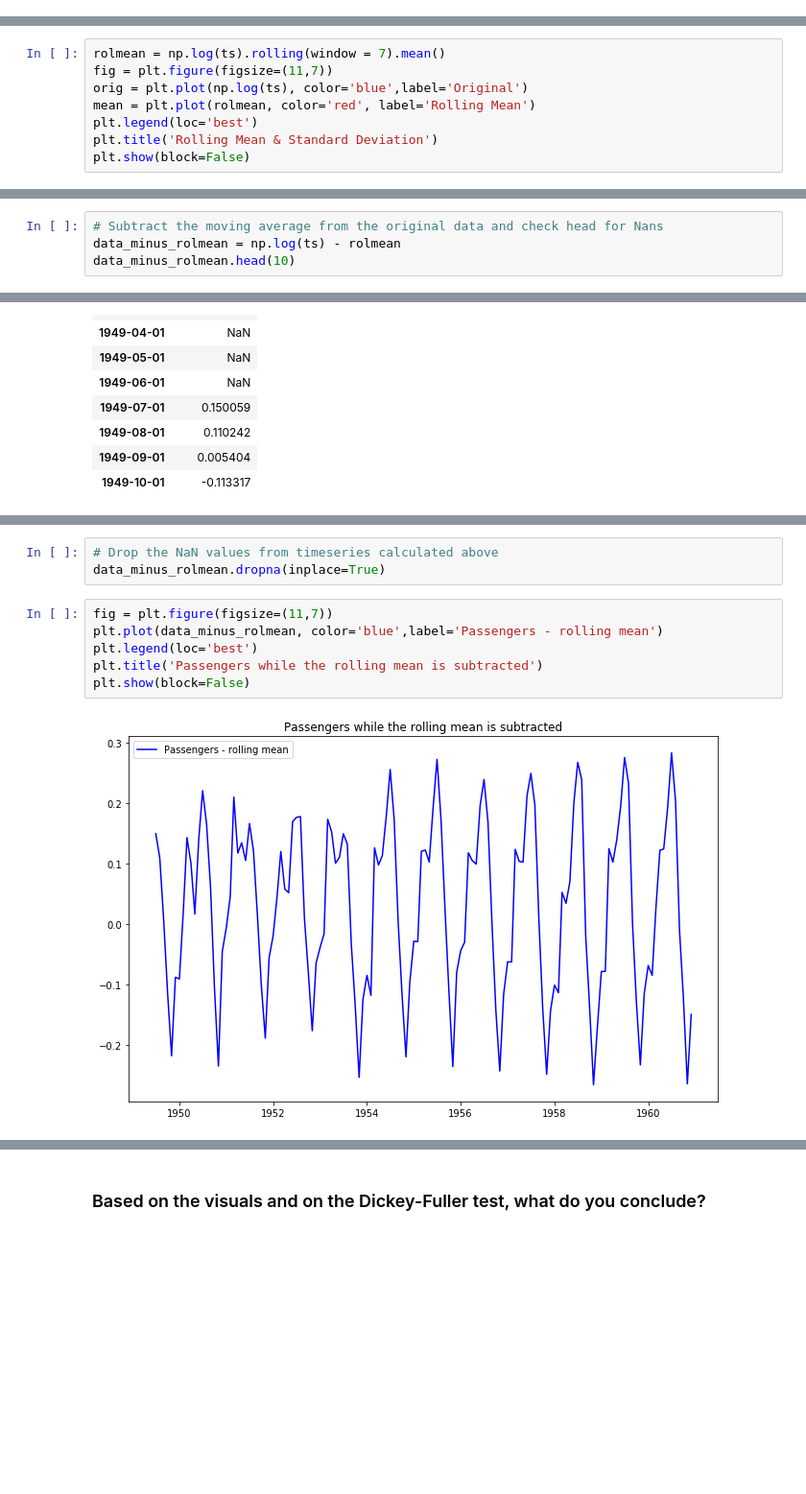
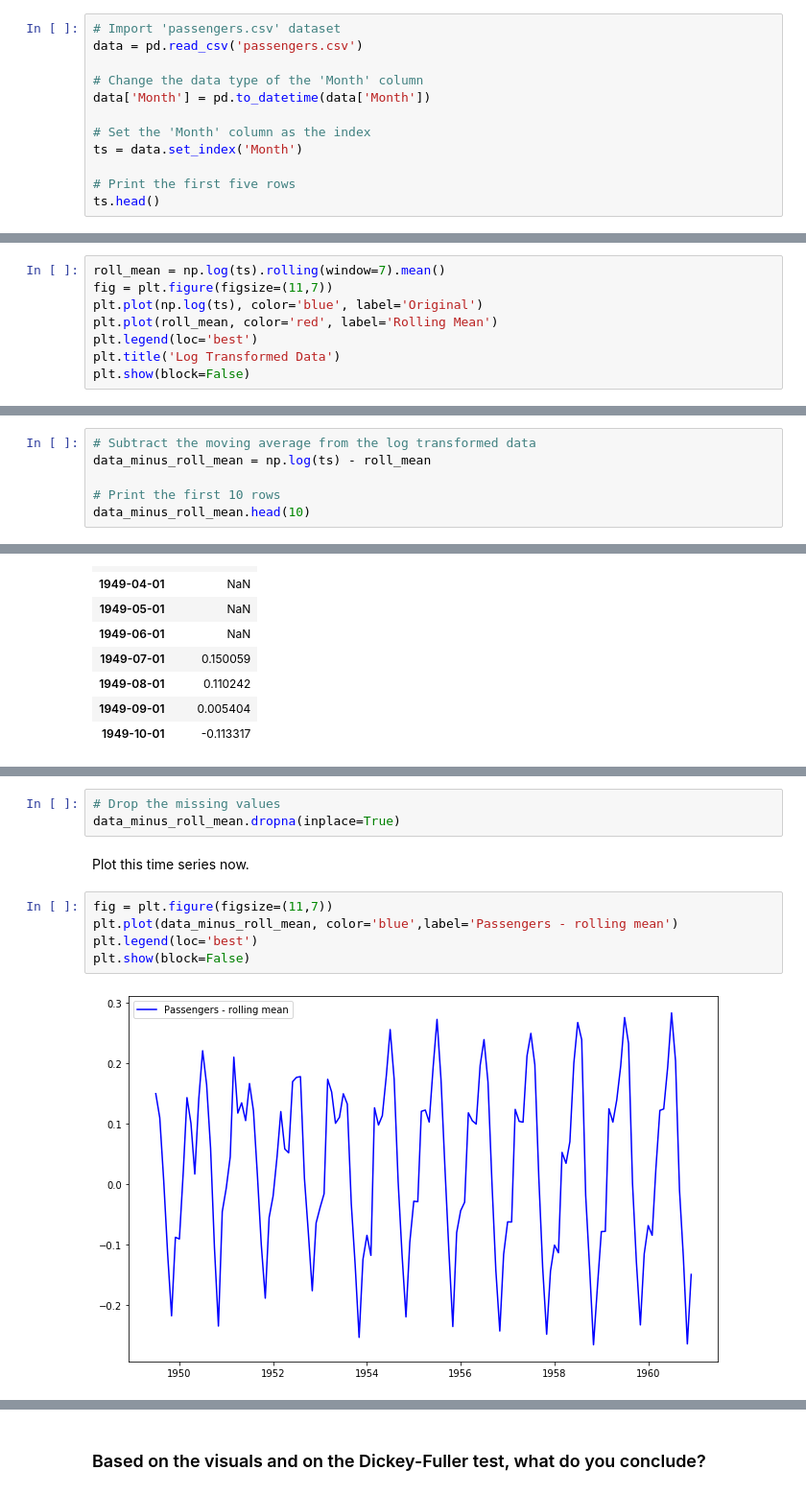
Before and after one commit to learn-co-curriculum/dsc-removing-trends-lab, a Jupyter notebook: index.ipynb, the cells around one changed output, grey strips where cells are left out. Shown at 96% size. Drawn from its saved outputs; the diff is of its cells as text; blank space fills up the shorter version.

```diff
--- a/index.ipynb
+++ b/index.ipynb
@@ -32,0 +33,12 @@ ts.plot(figsize=(12,6), color="blue");
+# %%
+# Import 'passengers.csv' dataset
+data = pd.read_csv('passengers.csv')
+
+# Change the data type of the 'Month' column
+data['Month'] = pd.to_datetime(data['Month'])
+
+# Set the 'Month' column as the index
+ts = data.set_index('Month')
+
+# Print the first five rows
+ts.head()
@@ -112,11 +144,11 @@ moving forward, let's keep working with the log transformed data before subtract
 # %% [markdown]
 Create a rolling mean using your log transformed time series, with a time window of 7. Plot the log-transformed time series and the rolling mean together.
 # %%
-rolmean = np.log(ts).rolling(window = 7).mean()
+roll_mean = np.log(ts).rolling(window=7).mean()
 fig = plt.figure(figsize=(11,7))
-orig = plt.plot(np.log(ts), color='blue',label='Original')
-mean = plt.plot(rolmean, color='red', label='Rolling Mean')
+plt.plot(np.log(ts), color='blue', label='Original')
+plt.plot(roll_mean, color='red', label='Rolling Mean')
 plt.legend(loc='best')
-plt.title('Rolling Mean & Standard Deviation')
+plt.title('Log Transformed Data')
 plt.show(block=False)
 # %% [output]
@@ -126,7 +158,9 @@ Now, subtract the rolling mean from the time series, look at the 10 first elemen
 # %%
-# Subtract the moving average from the original data and check head for Nans
-data_minus_rolmean = np.log(ts) - rolmean
-data_minus_rolmean.head(10)
+# Subtract the moving average from the log transformed data
+data_minus_roll_mean = np.log(ts) - roll_mean
+
+# Print the first 10 rows
+data_minus_roll_mean.head(10)
 # %% [output]
 |  | #Passengers |
 | Month |  |
@@ -143,12 +179,13 @@ data_minus_rolmean.head(10)
 # %%
-# Drop the NaN values from timeseries calculated above
-data_minus_rolmean.dropna(inplace=True)
+# Drop the missing values
+data_minus_roll_mean.dropna(inplace=True)
+# %% [markdown]
+Plot this time series now.
 # %%
 fig = plt.figure(figsize=(11,7))
-plt.plot(data_minus_rolmean, color='blue',label='Passengers - rolling mean')
+plt.plot(data_minus_roll_mean, color='blue',label='Passengers - rolling mean')
 plt.legend(loc='best')
-plt.title('Passengers while the rolling mean is subtracted')
 plt.show(block=False)
 # %% [output]
-[figure, old version]
+[figure, new version]
 # %% [markdown]
```
Also changed, not shown: parts of 40 cells of this notebook, 20 other files.
